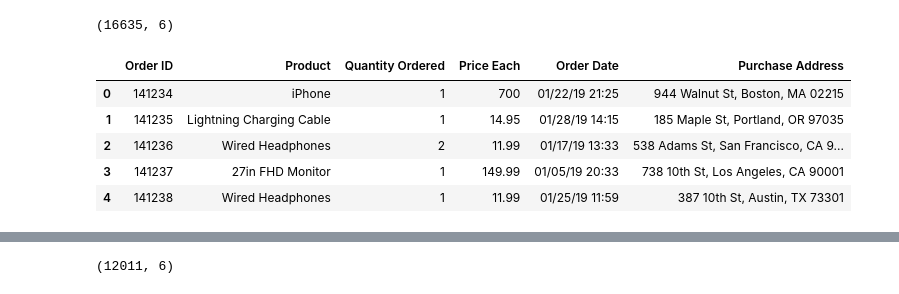
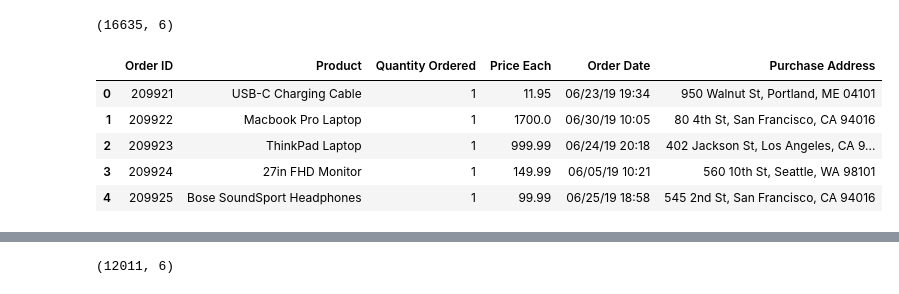
Before and after one commit to bambadij/sales_data_collected_2019, a Jupyter notebook: project.ipynb, the cells around one changed output, grey strips where cells are left out. Cells and saved outputs as stored; diff of their text form; code cells hidden in the pictures.

```diff
--- a/project.ipynb
+++ b/project.ipynb
@@ -196,14 +196,14 @@ data_May.shape
 # %%
 #load June data
 data_jun = pd.read_csv('data/Sales_June_2019.csv')
-data_jan.head()
+data_jun.head()
 # %% [output]
 |  | Order ID | Product | Quantity Ordered | Price Each | Order Date | Purchase Address |
-| 0 | 141234 | iPhone | 1 | 700 | 01/22/19 21:25 | 944 Walnut St, Boston, MA 02215 |
-| 1 | 141235 | Lightning Charging Cable | 1 | 14.95 | 01/28/19 14:15 | 185 Maple St, Portland, OR 97035 |
-| 2 | 141236 | Wired Headphones | 2 | 11.99 | 01/17/19 13:33 | 538 Adams St, San Francisco, CA 9... |
-| 3 | 141237 | 27in FHD Monitor | 1 | 149.99 | 01/05/19 20:33 | 738 10th St, Los Angeles, CA 90001 |
-| 4 | 141238 | Wired Headphones | 1 | 11.99 | 01/25/19 11:59 | 387 10th St, Austin, TX 73301 |
+| 0 | 209921 | USB-C Charging Cable | 1 | 11.95 | 06/23/19 19:34 | 950 Walnut St, Portland, ME 04101 |
+| 1 | 209922 | Macbook Pro Laptop | 1 | 1700.0 | 06/30/19 10:05 | 80 4th St, San Francisco, CA 94016 |
+| 2 | 209923 | ThinkPad Laptop | 1 | 999.99 | 06/24/19 20:18 | 402 Jackson St, Los Angeles, CA 9... |
+| 3 | 209924 | 27in FHD Monitor | 1 | 149.99 | 06/05/19 10:21 | 560 10th St, Seattle, WA 98101 |
+| 4 | 209925 | Bose SoundSport Headphones | 1 | 99.99 | 06/25/19 18:58 | 545 2nd St, San Francisco, CA 94016 |
 # %%
 data_July = pd.read_csv('data/Sales_July_2019.csv')
 data_July.head()
```
Also changed, not shown: parts of 2 cells of this notebook.
